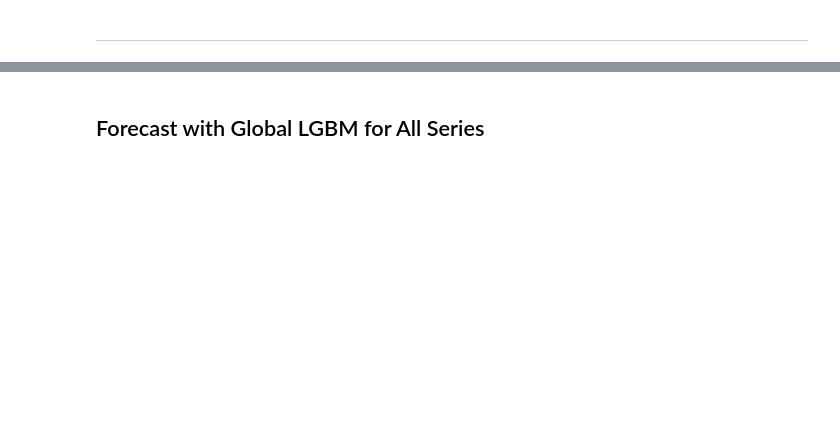
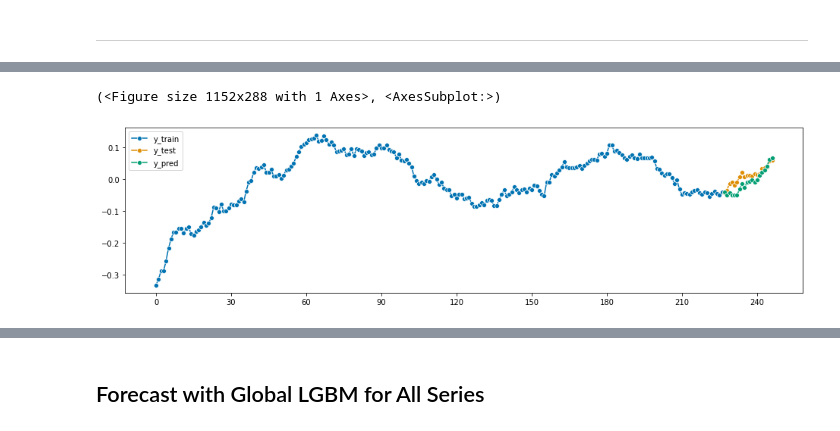
Before and after one commit to cdbale/Privacy-and-Forecasting-Empirical, a Jupyter notebook: Code/Exploratory/Forecasting Models/LGBM.ipynb, the cells around one changed output, grey strips where cells are left out. Cells and saved outputs as stored; diff of their text form; code cells hidden in the pictures; blank space fills up the shorter version.

```diff
--- a/Code/Exploratory/Forecasting Models/LGBM.ipynb
+++ b/Code/Exploratory/Forecasting Models/LGBM.ipynb
@@ -258,0 +426,39 @@ plot_series(Y_nested.iloc[series_num,0][:-len(fh)],
+# %%
+h = 20
+
+# empty arrays to store error metrics for each series
+maes = np.zeros([num_series])
+rmses = np.zeros([num_series])
+# list to store forecasts
+Y_preds = []
+
+# loop over all series
+for i in range(num_series):
+    # select ith series
+    y = Y_nested.iloc[i,0]
+
+    # train-test split
+    y_train, y_test = temporal_train_test_split(y, test_size=h)
+
+    # store forecasts for series y
+    y_preds = []
+
+    for j in range(h):
+
+        forecaster.fit(y_train, fh=j+1)
+
+        y_preds.append(forecaster.predict())
+
+    y_preds = pd.concat(y_preds)
+
+    # store forecasts
+    Y_preds.append(y_preds)
+
+    # perform post-processing
+    y_train = np.exp(y_train)*series_means[i]
+    y_test = np.exp(y_test)*series_means[i]
+    y_preds = np.exp(y_preds)*series_means[i]
+
+    # store error metrics
+    maes[i] = mean_absolute_error(y_test, y_preds)
+    rmses[i] = mean_squared_error(y_test, y_preds, square_root=True)
@@ -258,0 +475,9 @@ plot_series(Y_nested.iloc[series_num,0][:-len(fh)],
+# %%
+series_num = 50
+plot_series(Y_nested.iloc[series_num,0][:-len(fh)],
+            Y_nested.iloc[series_num,0][-len(fh):],
+            Y_preds[series_num],
+            labels=["y_train", "y_test", "y_pred"])
+# %% [output]
+(<Figure size 1152x288 with 1 Axes>, <AxesSubplot:>)
+[figure, added]
```
Also changed, not shown: parts of 61 cells of this notebook, 2 other files.
